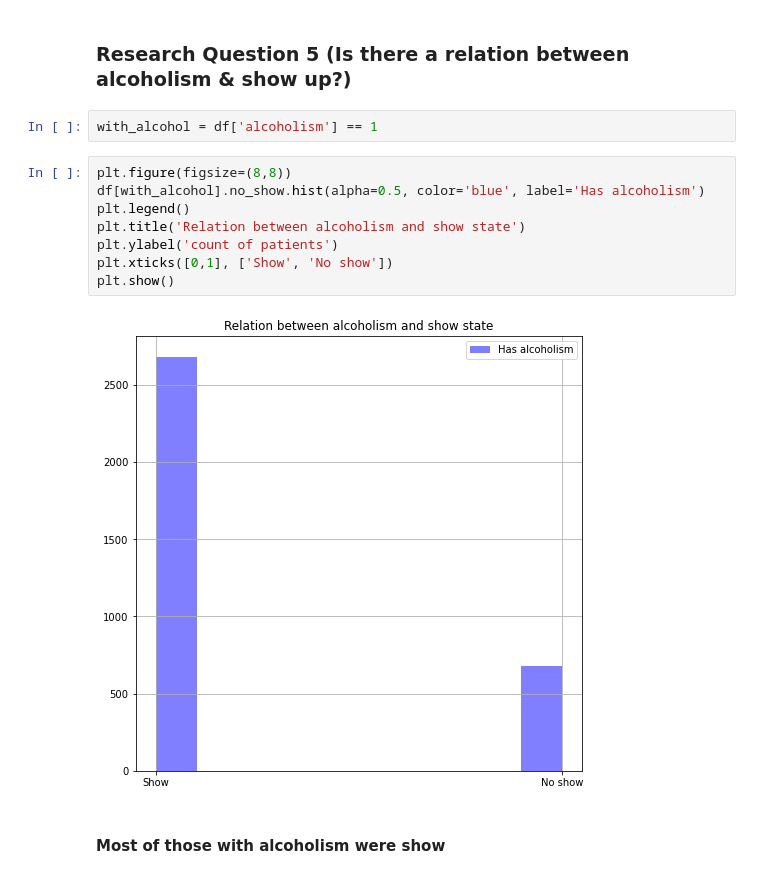
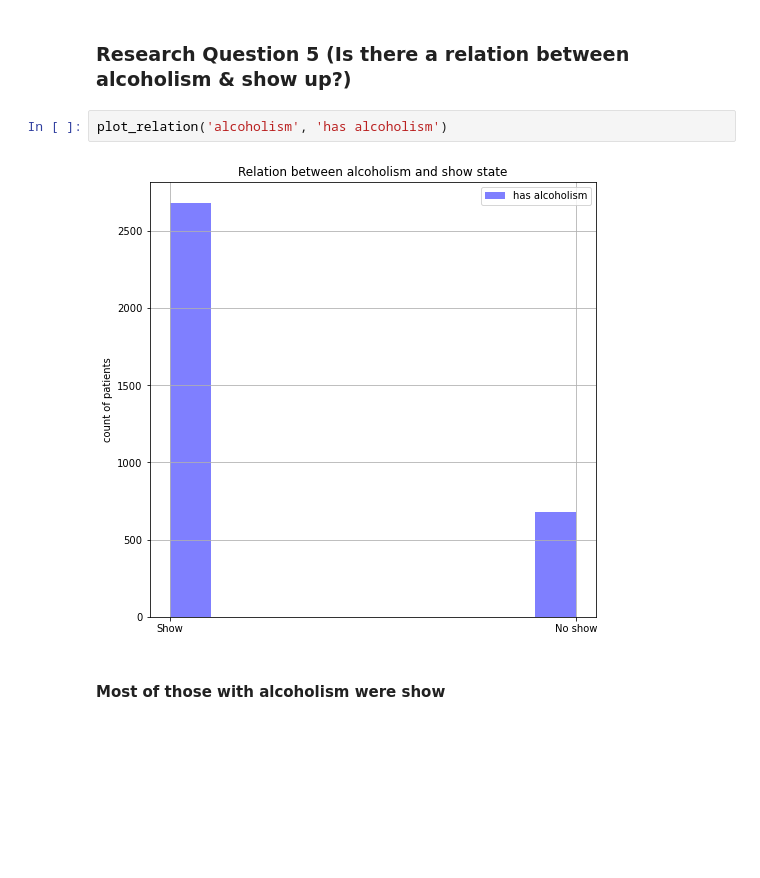
Before and after one commit to AhmedEltaba5/Investigat_Dataset_FWD_Udacity, a Jupyter notebook: Investigate-a-Dataset.ipynb, the cells around one changed output. Cells and saved outputs as stored; diff of their text form; blank space fills up the shorter version.

```diff
--- a/Investigate-a-Dataset.ipynb
+++ b/Investigate-a-Dataset.ipynb
@@ -366,18 +376,10 @@ plt.show()
 #### Most of those with diabetes were show
 # %% [markdown]
 ### Research Question 5  (Is there a relation between alcoholism & show up?)
-# %%
-with_alcohol = df['alcoholism'] == 1
-# %%
-plt.figure(figsize=(8,8))
-df[with_alcohol].no_show.hist(alpha=0.5, color='blue', label='Has alcoholism')
-plt.legend()
-plt.title('Relation between alcoholism and show state')
-plt.ylabel('count of patients')
-plt.xticks([0,1], ['Show', 'No show'])
-plt.show()
-# %% [output]
-[figure, removed]
+# %%
+plot_relation('alcoholism', 'has alcoholism')
+# %% [output]
+[figure, added]
 # %% [markdown]
 #### Most of those with alcoholism were show
 # %% [markdown]
```
Also changed, not shown: parts of 27 cells of this notebook.
